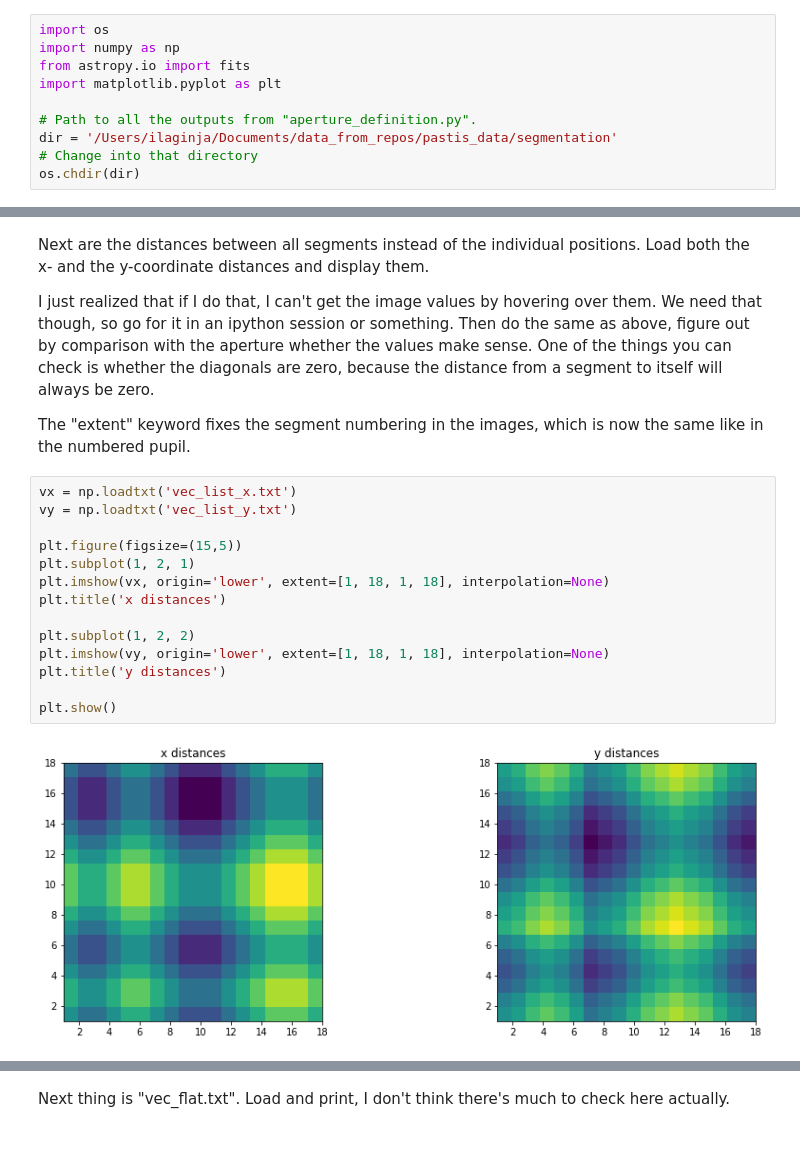
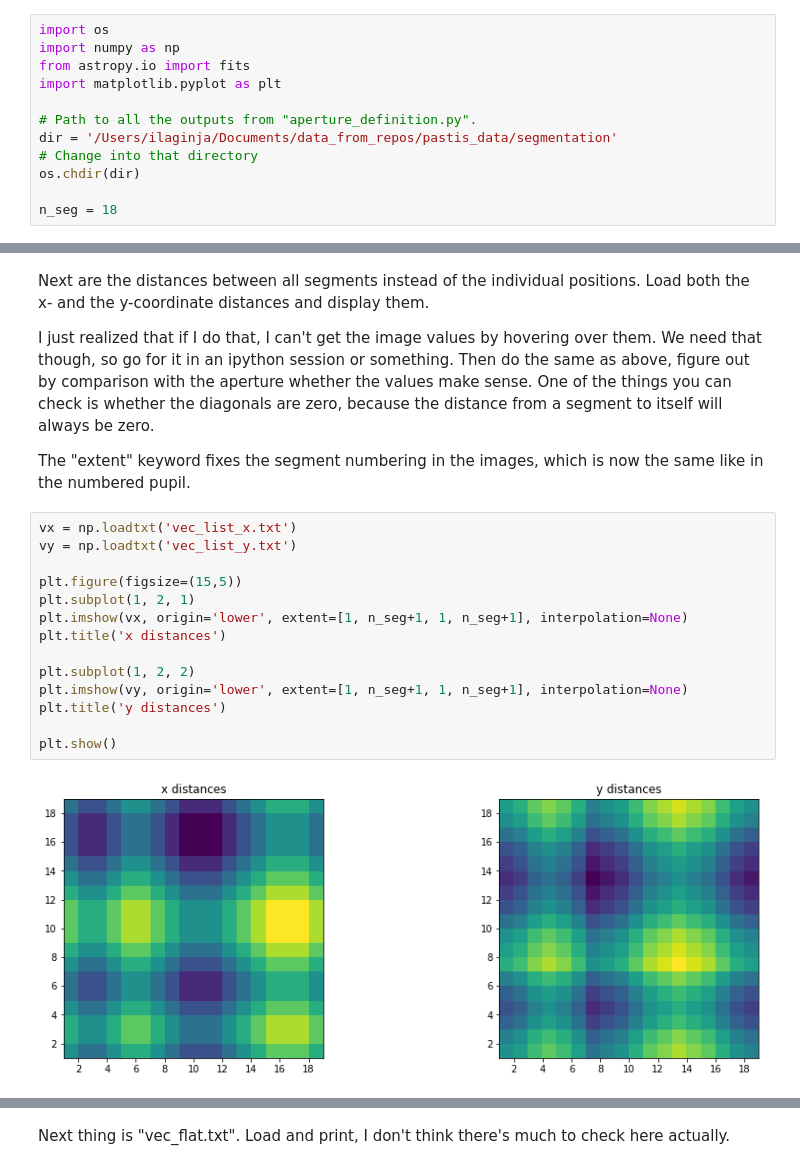
Before and after one commit to spacetelescope/PASTIS, a Jupyter notebook: Jupyter Notebooks/1_Testing the aperture generation.ipynb, the cells around one changed output, grey strips where cells are left out. Drawn from its saved outputs; the diff is of its cells as text; blank space fills up the shorter version.

```diff
--- a/Jupyter Notebooks/1_Testing the aperture generation.ipynb
+++ b/Jupyter Notebooks/1_Testing the aperture generation.ipynb
@@ -12,6 +12,8 @@ import matplotlib.pyplot as plt
 dir = '/Users/ilaginja/Documents/data_from_repos/pastis_data/segmentation'
 # Change into that directory
 os.chdir(dir)
+
+n_seg = 18
 # %% [markdown]
 Open up the file "JWST_aperture.pdf" when it gets created, so that we can do cross-checks. For
 
@@ -49,16 +51,16 @@ The "extent" keyword fixes the segment numbering in the images, which is now the
 # %%
 vx = np.loadtxt('vec_list_x.txt')
 vy = np.loadtxt('vec_list_y.txt')
 
 plt.figure(figsize=(15,5))
 plt.subplot(1, 2, 1)
-plt.imshow(vx, origin='lower', extent=[1, 18, 1, 18], interpolation=None)
+plt.imshow(vx, origin='lower', extent=[1, n_seg+1, 1, n_seg+1], interpolation=None)
 plt.title('x distances')
 
 plt.subplot(1, 2, 2)
-plt.imshow(vy, origin='lower', extent=[1, 18, 1, 18], interpolation=None)
+plt.imshow(vy, origin='lower', extent=[1, n_seg+1, 1, n_seg+1], interpolation=None)
 plt.title('y distances')
 
 plt.show()
 # %% [output]
-[figure, old version]
+[figure, new version]
```
Also changed, not shown: parts of 5 cells of this notebook.
